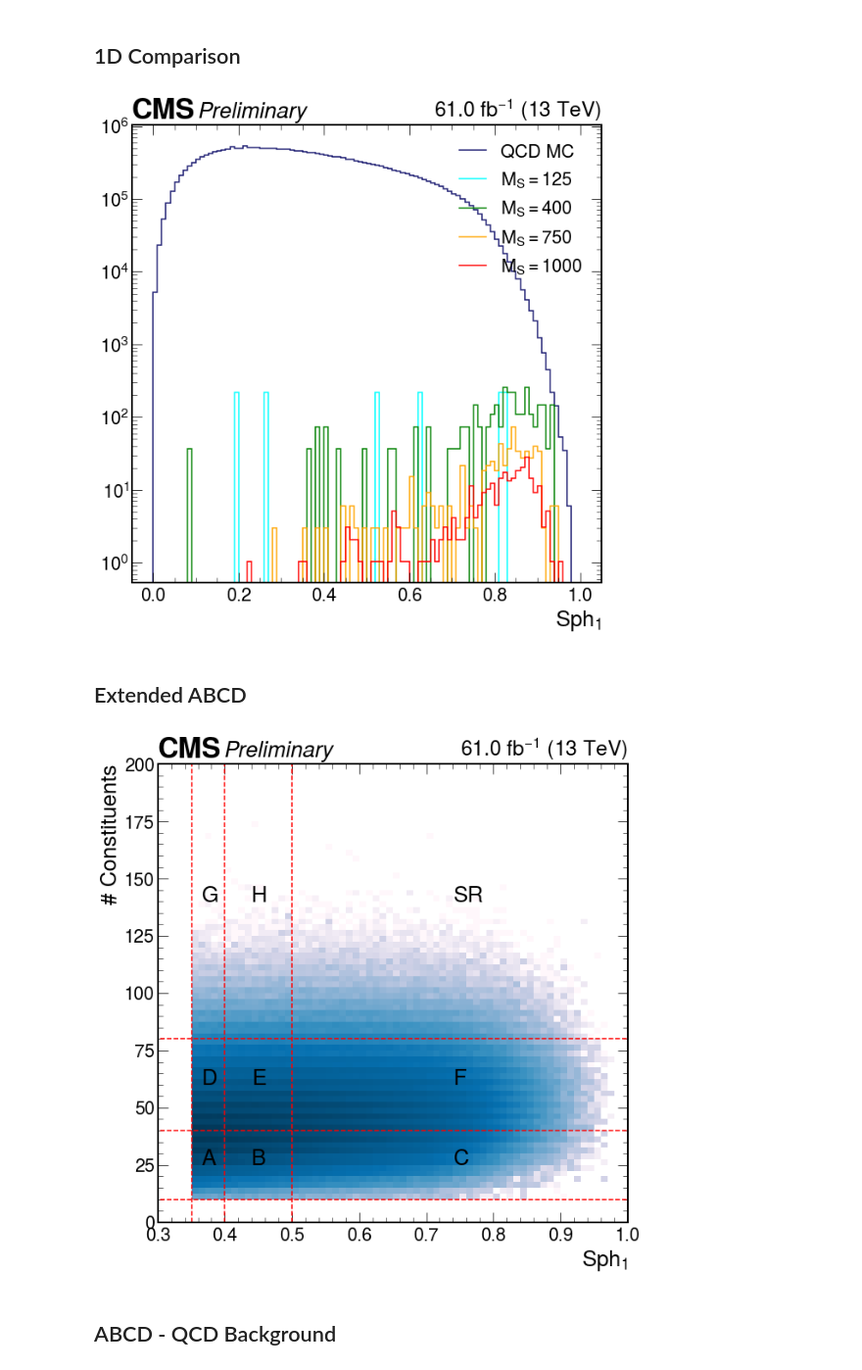
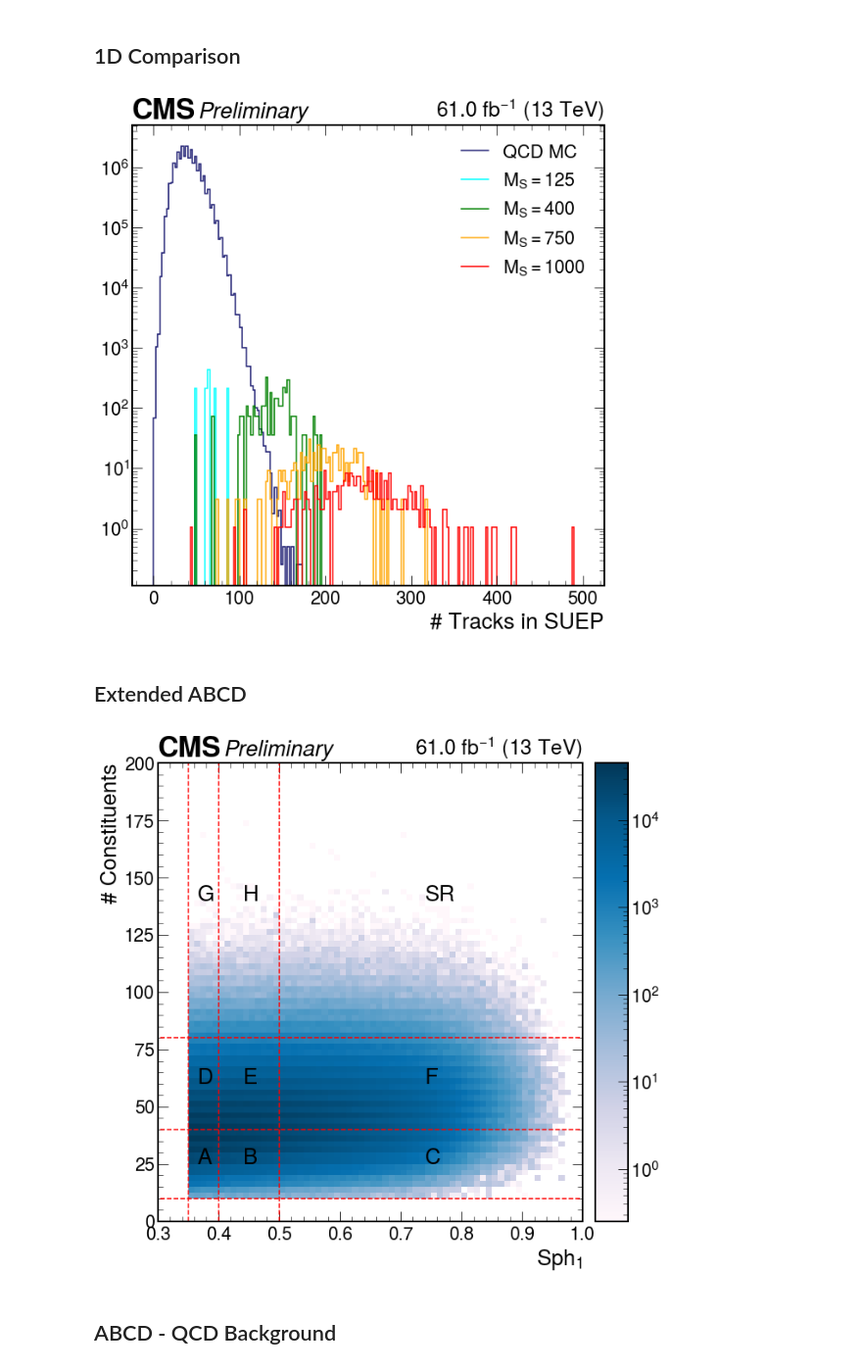
Before and after one commit to SUEPPhysics/SUEPCoffea_dask, a Jupyter notebook: plotting/paper_plots.ipynb, the cells around one changed output. Shown at 98% size. Drawn from its saved outputs; the diff is of its cells as text; code cells hidden in the pictures.

```diff
--- a/plotting/paper_plots.ipynb
+++ b/plotting/paper_plots.ipynb
@@ -134,10 +134,11 @@ default_colors = {
 # %% [markdown]
 ## 1D Comparison
 # %%
-plot_label = 'SUEP_S1_Cluster'
+plot_label = 'SUEP_nconst_Cluster'
 samples = ['QCD_HT_2018', 'SUEP-m125-generic', 'SUEP-m400-generic', 'SUEP-m750-generic', 'SUEP-m1000-generic']
 labels = ['QCD MC', r'$M_{S}=125$',r'$M_{S}=400$',r'$M_{S}=750$',r'$M_{S}=1000$']
 density = False
+year = '2018'
 
 fig, ax = plt.subplots(figsize=(10, 10))
 hep.cms.label(llabel='Preliminary',data=False, lumi=61.0)
@@ -157,7 +158,7 @@ plt.yscale("log")
 plt.savefig(output_label+plot_label+"_"+year+file_ext)
 plt.show()
 # %% [output]
-[figure, old version]
+[figure, new version]
 # %% [markdown]
 ## Extended ABCD
 # %%
@@ -183,35 +184,35 @@ if plots[sample][plot_label].sum().value == 0:
     print("Histogram empty for sample", sample)
 
 h = plots[sample][plot_label]
 h = h[0.35j:,10j:]
 
 hep.cms.label(llabel='Preliminary',data=False, lumi=61.0)
 _ = hep.hist2dplot(h,
            norm=matplotlib.colors.LogNorm(),
            cmap = 'PuBu',
-           cbar=False,
+           cbar=True,
            label=sample)
 
 # draw lines to visualize ABCD regions
 if draw_lines:
     for y in lines_y: plt.plot([0,10000], [y,y], color='red', linestyle='dashed')
     for x in lines_x: plt.plot([x,x], [0,1000], color='red', linestyle='dashed')
 
 # cms = fig.text(
 #     55, 10., u"CMS $\it{preliminary}$",
 #     fontsize=20, fontweight='bold',
 # )
 # lumi = fig.text(
 #     164, 10., r"%.1f fb$^{-1}$ (13 TeV)" % 35.9,
 #     fontsize=18,
 # )
 
 plt.ylim(0,200)
 plt.xlim(0.3,1.0)
 plt.savefig(output_label+"extendedABCD_regions_2018"+file_ext)
 plt.show()
 # %% [output]
-[figure, old version]
+[figure, new version]
 # %% [markdown]
 ## ABCD - QCD Background
 # %%
```
Also changed, not shown: parts of 5 cells of this notebook, 11 other files.
